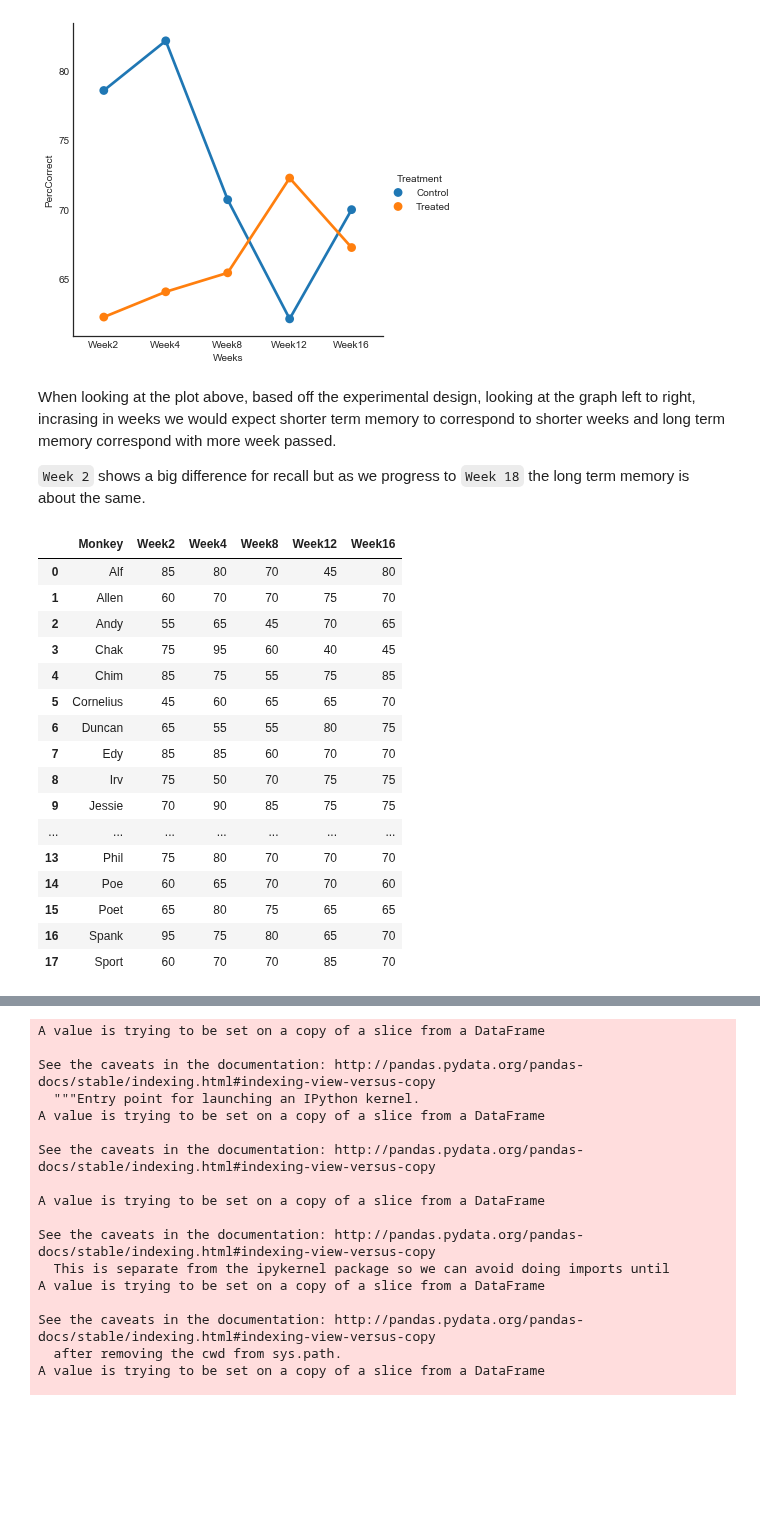
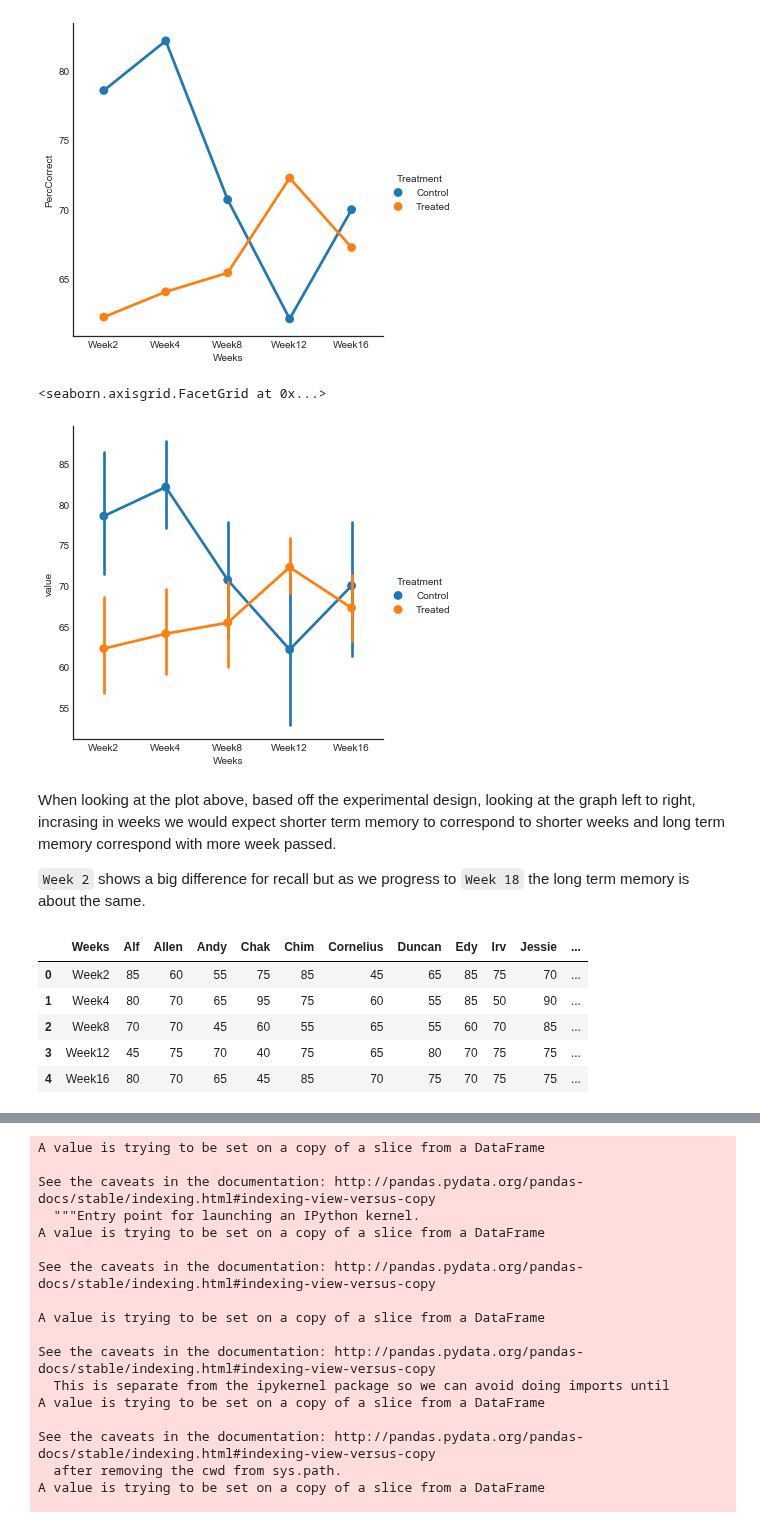
Before and after one commit to naivelogic/Machine_Learning_Notebooks, a Jupyter notebook: Data_Science/Statistical Models/[Sleuth] Repeated Measures and Multivariate Responses.ipynb, the cells around one changed output, grey strips where cells are left out. Saved outputs shown, nothing was run; the diff lists cells and outputs as text; code cells hidden in the pictures; blank space fills up the shorter version.

```diff
--- a/Data_Science/Statistical Models/[Sleuth] Repeated Measures and Multivariate Responses.ipynb
+++ b/Data_Science/Statistical Models/[Sleuth] Repeated Measures and Multivariate Responses.ipynb
@@ -113,6 +102,13 @@ sns.factorplot(x='Weeks', y='PercCorrect', hue='Treatment',
 # %% [output]
 <seaborn.axisgrid.FacetGrid at 0x...>
 [figure]
+# %%
+df_ = pd.melt(memory, id_vars=['Treatment','Monkey'], var_name='Weeks')
+df_.head()
+sns.factorplot(x='Weeks', y='value', hue='Treatment',data=df_, )
+# %% [output]
+<seaborn.axisgrid.FacetGrid at 0x...>
+[figure, added]
 # %% [markdown]
 When looking at the plot above, based off the experimental design, looking at the graph left to right, incrasing in weeks we would expect shorter term memory to correspond to shorter weeks and long term memory correspond with more week passed.
 
@@ -123,22 +119,15 @@ monkey = memory.groupby('Monkey').agg({'Week2':'mean',
                                 'Week8':'mean',
                                 'Week12':'mean',
                                 'Week16':'mean'}).reset_index()
-monkey
+c = monkey[['Week2','Week4','Week8','Week12','Week16']].T.reset_index()
+ls = list(monkey.Monkey)
+ls.insert(0, 'Weeks')
+c.columns = ls
+c
 # %% [output]
-|  | Monkey | Week2 | Week4 | Week8 | Week12 | Week16 |
-| 0 | Alf | 85 | 80 | 70 | 45 | 80 |
-| 1 | Allen | 60 | 70 | 70 | 75 | 70 |
-| 2 | Andy | 55 | 65 | 45 | 70 | 65 |
-| 3 | Chak | 75 | 95 | 60 | 40 | 45 |
-| 4 | Chim | 85 | 75 | 55 | 75 | 85 |
-| 5 | Cornelius | 45 | 60 | 65 | 65 | 70 |
-| 6 | Duncan | 65 | 55 | 55 | 80 | 75 |
-| 7 | Edy | 85 | 85 | 60 | 70 | 70 |
-| 8 | Irv | 75 | 50 | 70 | 75 | 75 |
-| 9 | Jessie | 70 | 90 | 85 | 75 | 75 |
-| ... | ... | ... | ... | ... | ... | ... |
-| 13 | Phil | 75 | 80 | 70 | 70 | 70 |
-| 14 | Poe | 60 | 65 | 70 | 70 | 60 |
-| 15 | Poet | 65 | 80 | 75 | 65 | 65 |
-| 16 | Spank | 95 | 75 | 80 | 65 | 70 |
-| 17 | Sport | 60 | 70 | 70 | 85 | 70 |
+|  | Weeks | Alf | Allen | Andy | Chak | Chim | Cornelius | Duncan | Edy | Irv | Jessie | ... |
+| 0 | Week2 | 85 | 60 | 55 | 75 | 85 | 45 | 65 | 85 | 75 | 70 | ... |
+| 1 | Week4 | 80 | 70 | 65 | 95 | 75 | 60 | 55 | 85 | 50 | 90 | ... |
+| 2 | Week8 | 70 | 70 | 45 | 60 | 55 | 65 | 55 | 60 | 70 | 85 | ... |
+| 3 | Week12 | 45 | 75 | 70 | 40 | 75 | 65 | 80 | 70 | 75 | 75 | ... |
+| 4 | Week16 | 80 | 70 | 65 | 45 | 85 | 70 | 75 | 70 | 75 | 75 | ... |
```
Also changed, not shown: parts of 13 cells of this notebook.
